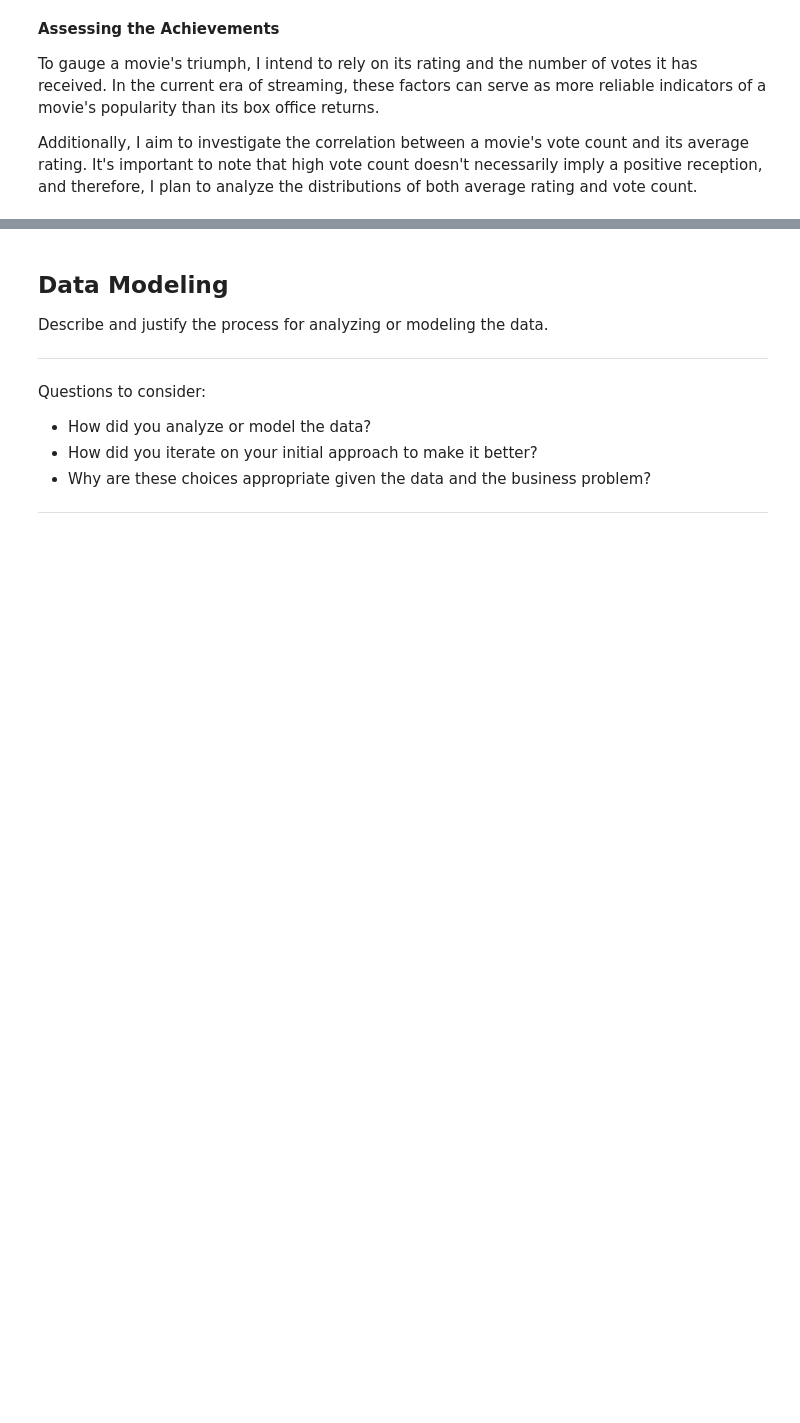
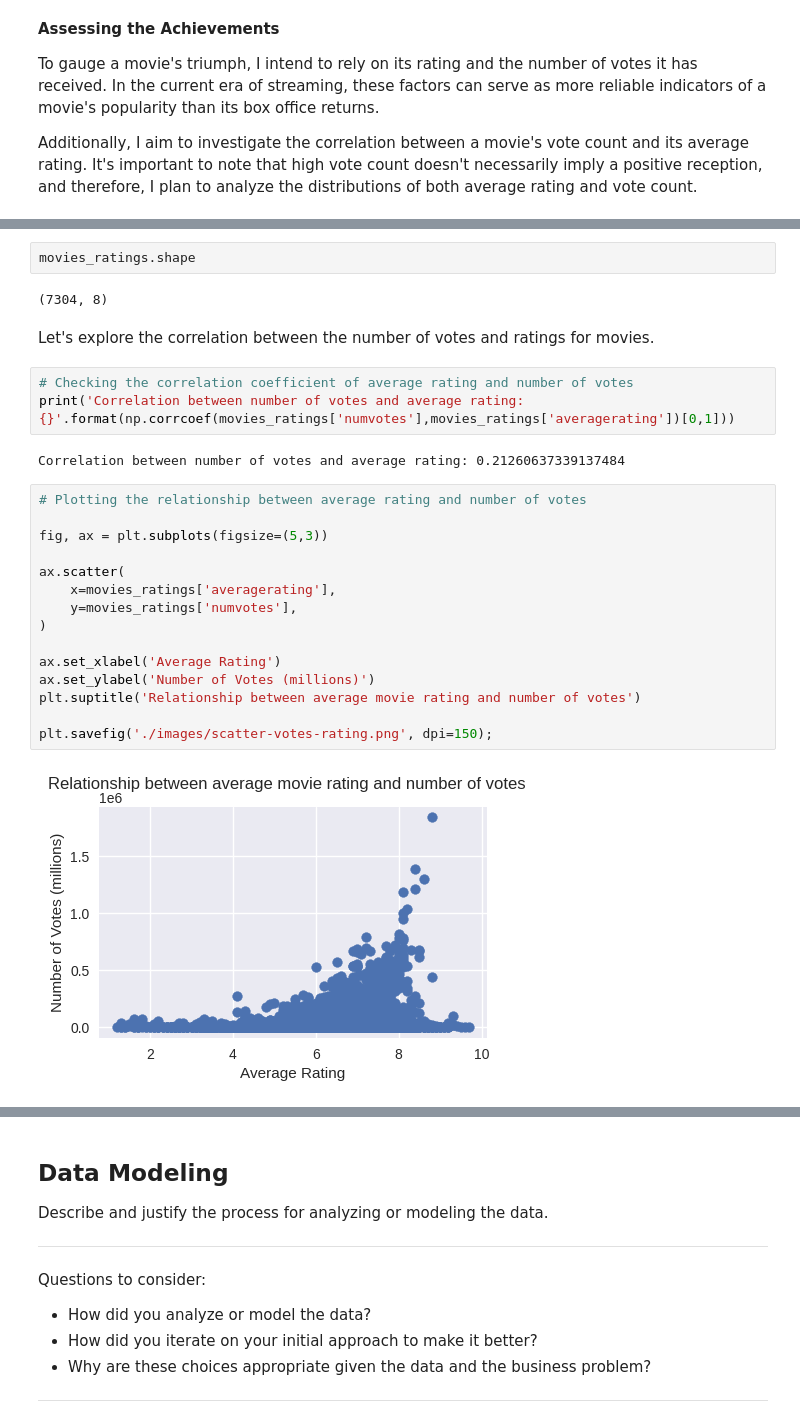
Before and after one commit to learn-co-curriculum/dsc-project-template, a Jupyter notebook: dsc-phase1-project-template.ipynb, the cells around one changed output, grey strips where cells are left out. Saved outputs shown, nothing was run; the diff lists cells and outputs as text; blank space fills up the shorter version.

```diff
--- a/dsc-phase1-project-template.ipynb
+++ b/dsc-phase1-project-template.ipynb
@@ -311,0 +354,28 @@ Additionally, I aim to investigate the correlation between a movie's vote count
+# %%
+movies_ratings.shape
+# %% [output]
+(7304, 8)
+# %% [markdown]
+Let's explore the correlation between the number of votes and ratings for movies.
+# %%
+# Checking the correlation coefficient of average rating and number of votes
+print('Correlation between number of votes and average rating: {}'.format(np.corrcoef(movies_ratings['numvotes'],movies_ratings['averagerating'])[0,1]))
+# %% [output]
+Correlation between number of votes and average rating: 0.21260637339137484
+# %%
+# Plotting the relationship between average rating and number of votes
+
+fig, ax = plt.subplots(figsize=(5,3))
+
+ax.scatter(
+    x=movies_ratings['averagerating'],
+    y=movies_ratings['numvotes'],
+)
+
+ax.set_xlabel('Average Rating')
+ax.set_ylabel('Number of Votes (millions)')
+plt.suptitle('Relationship between average movie rating and number of votes')
+
+plt.savefig('./images/scatter-votes-rating.png', dpi=150);
+# %% [output]
+[figure, added]
```
Also changed, not shown: parts of 17 cells of this notebook, 3 other files.
